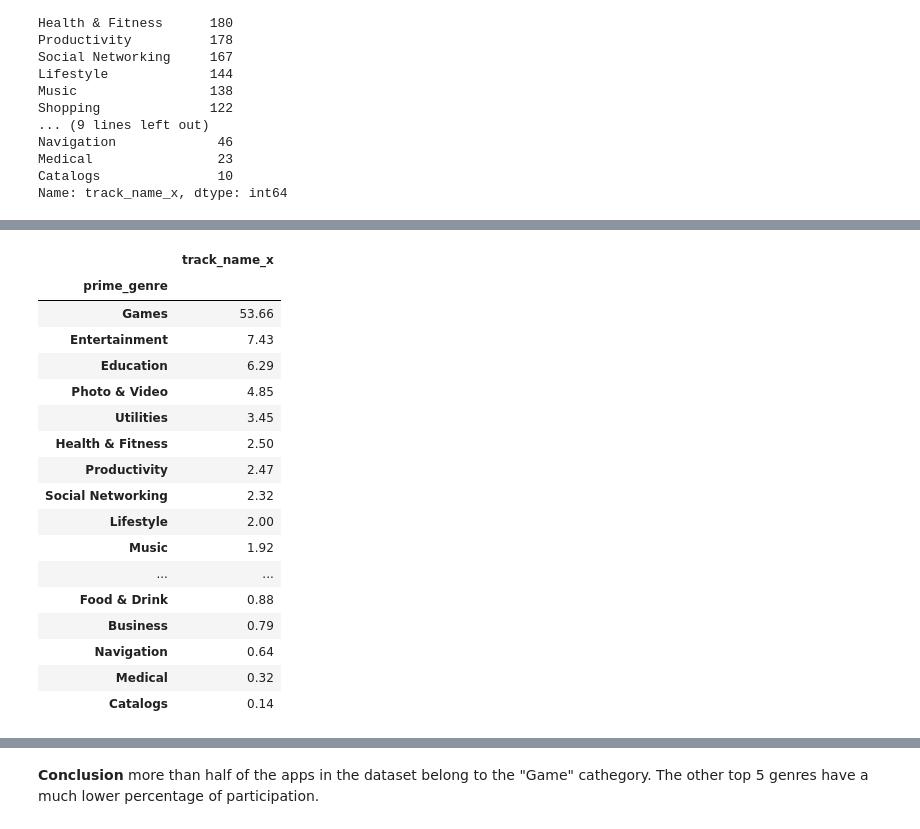
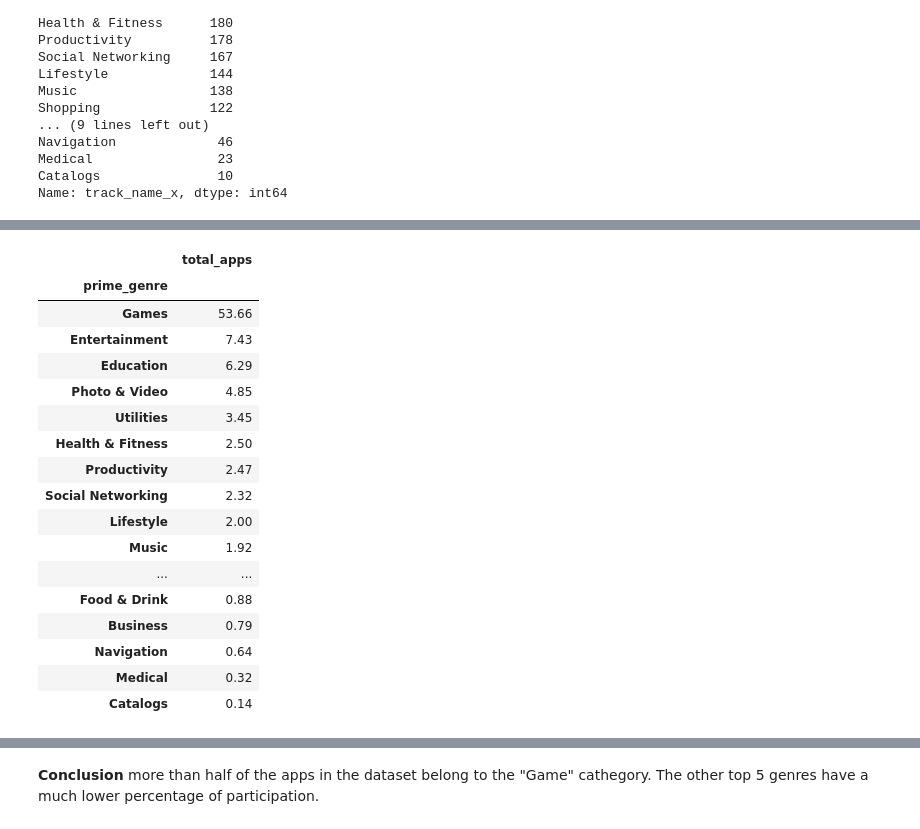
Before and after one commit to DanielaNy/Pyladies_Amsterdam_Capstone_Project, a Jupyter notebook: Data_Analysis_Melissa.ipynb, the cells around one changed output, grey strips where cells are left out. Drawn from its saved outputs; the diff is of its cells as text; code cells hidden in the pictures.

```diff
--- a/Data_Analysis_Melissa.ipynb
+++ b/Data_Analysis_Melissa.ipynb
@@ -127,10 +137,10 @@ Name: track_name_x, dtype: int64
 # %%
 #what percentage do they represent?
-Total_app_Genre=data.groupby("prime_genre").agg({"track_name_x":"count"})
-Percent_per_genre=Total_app_Genre.apply(lambda x: round(100*x/float(x.sum()),2)).sort_values(by="track_name_x", ascending=False)
+Total_app_Genre=data.groupby("prime_genre").agg(total_apps = ("track_name_x","count"))
+Percent_per_genre=Total_app_Genre.apply(lambda x: round(100*x/float(x.sum()),2)).sort_values(by="total_apps", ascending=False)
 Percent_per_genre
 # %% [output]
-|  | track_name_x |
+|  | total_apps |
 | prime_genre |  |
 | Games | 53.66 |
 | Entertainment | 7.43 |
```
Also changed, not shown: parts of 7 cells of this notebook, 1 other file.
